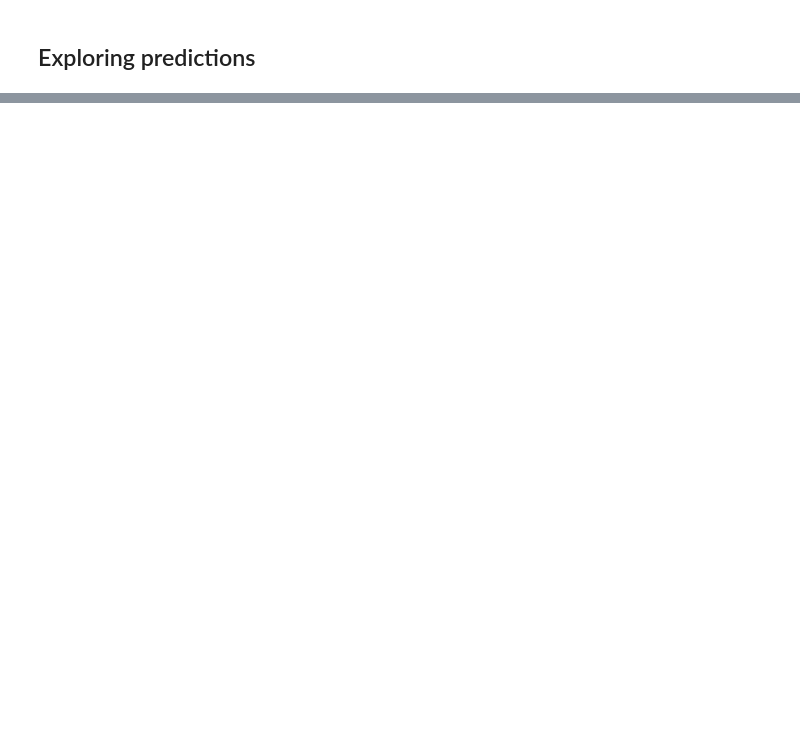
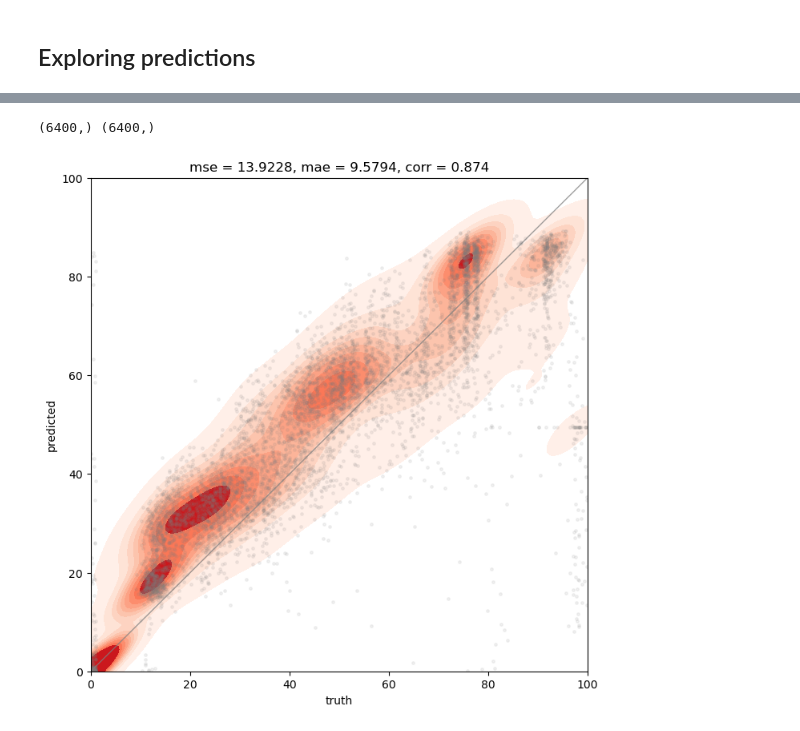
Before and after one commit to AtulAravindDas/ml_hfi_multiyear, a Jupyter notebook: _evaluator.ipynb, the cells around one changed output, grey strips where cells are left out. Saved outputs shown, nothing was run; the diff lists cells and outputs as text; code cells hidden in the pictures; blank space fills up the shorter version.

```diff
--- a/_evaluator.ipynb
+++ b/_evaluator.ipynb
@@ -68,20 +78,23 @@ __ = gc.collect()
 # %%
 import seaborn as sns
 
 print(labels_test.shape, predict_test.shape)
 mse = np.sqrt(mean_squared_error(labels_test, predict_test)).round(4)
 mae = mean_absolute_error(labels_test, predict_test).round(4)
 corr = np.corrcoef(labels_test, predict_test)[0,1].round(4)
 
 plt.figure(figsize=(8,8))
 
 sns.kdeplot(x=labels_test, y=predict_test, fill=True, cmap="Reds", bw_adjust=.75)
-plt.plot(labels_test+.01*np.random.uniform(size=labels_test.shape[0]), predict_test, '.', color="gray", markersize=5, alpha=.1)
-plt.plot((0,1), (0,1), '-', linewidth=1, color="gray", alpha=.75)
+plt.plot(labels_test + np.random.uniform(size=labels_test.shape[0]), predict_test, '.', color="gray", markersize=5, alpha=.1)
+plt.plot((0,100), (0,100), '-', linewidth=1, color="gray", alpha=.75)
 
 plt.title(f'{mse = }, {mae = }, {corr = }')
 plt.xlabel('truth')
 plt.ylabel('predicted')
-plt.xlim(0,1)
-plt.ylim(0,1)
+plt.xlim(0,100)
+plt.ylim(0,100)
 plt.show()
+# %% [output]
+(6400,) (6400,)
+[figure, added]
```
Also changed, not shown: parts of 3 cells of this notebook, 1 other file.
